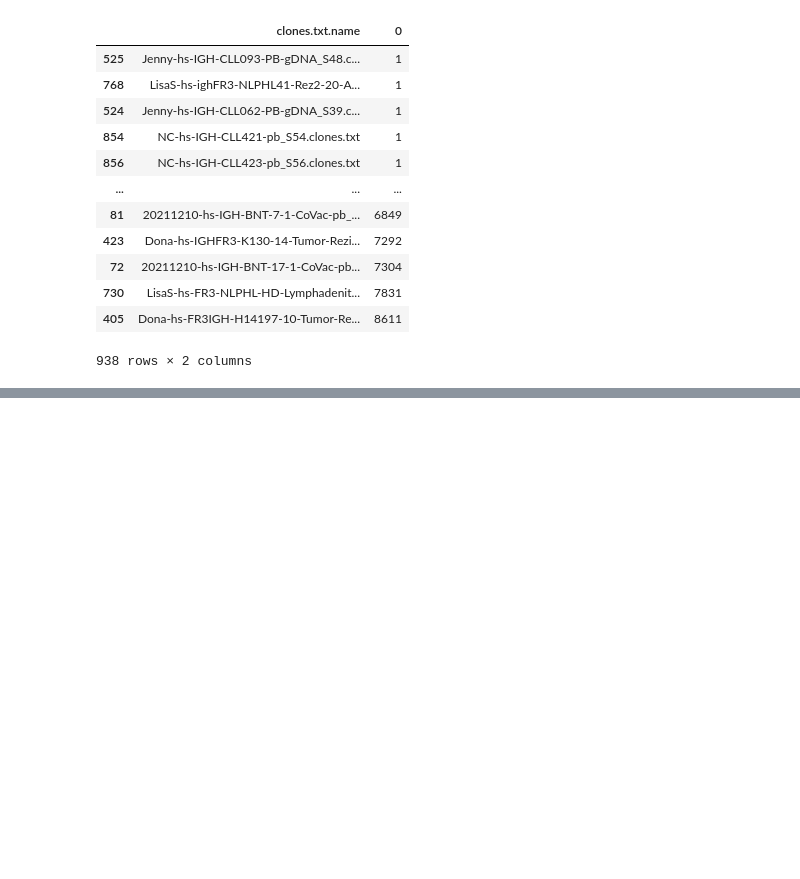
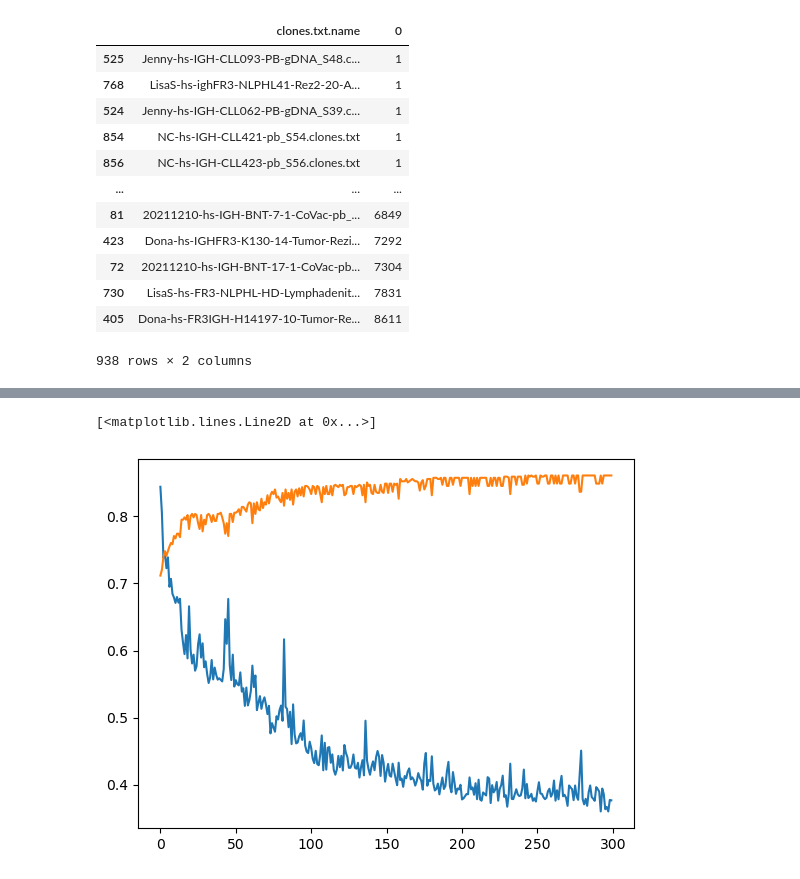
Before and after one commit to paulovic96/immusign, a Jupyter notebook: immusign_esm_classification.ipynb, the cells around one changed output, grey strips where cells are left out. Saved outputs shown, nothing was run; the diff lists cells and outputs as text; code cells hidden in the pictures; blank space fills up the shorter version.

Commit message:
first try to use lstm on top-n embeddings for classification

```diff
--- a/immusign_esm_classification.ipynb
+++ b/immusign_esm_classification.ipynb
@@ -670,0 +633,24 @@ for ii in tqdm(range(N_EPOCHS), desc ='Training...',position=0,leave=True):
+# %%
+lengths = [len(x) for x in X]
+# %%
+length_with_index_dict = {}
+lengths = np.asarray(lengths)
+for i in np.sort(np.unique(lengths)):
+    length_with_index_dict[i] = np.where(lengths == i)[0]
+# %%
+model = model_zoo.LSTMNet(320,
+                 3,
+                 lstm_layers=3,
+                 lstm_units=1280,
+                 bidirectional=True,
+                 dropout=0.5,
+                 fc_layer=2,
+                 fc_hidden_dim=1280,
+               )
+# %%
+device = torch.device("cpu")
+#device = torch.device("cpu")
+import torch.optim as optim
+model.to(device, non_blocking=False)
+optimizer = optim.Adam(model.parameters(),lr=0.001)
+criterion = torch.nn.CrossEntropyLoss()
@@ -670,0 +733,7 @@ for ii in tqdm(range(N_EPOCHS), desc ='Training...',position=0,leave=True):
+# %%
+fig, ax = plt.subplots()
+ax.plot(range(len(epoch_loss)), epoch_loss)
+ax.plot(range(len(epoch_acc)), epoch_acc)
+# %% [output]
+[<matplotlib.lines.Line2D at 0x...>]
+[figure, added]
```
Also changed, not shown: parts of 43 cells of this notebook.
